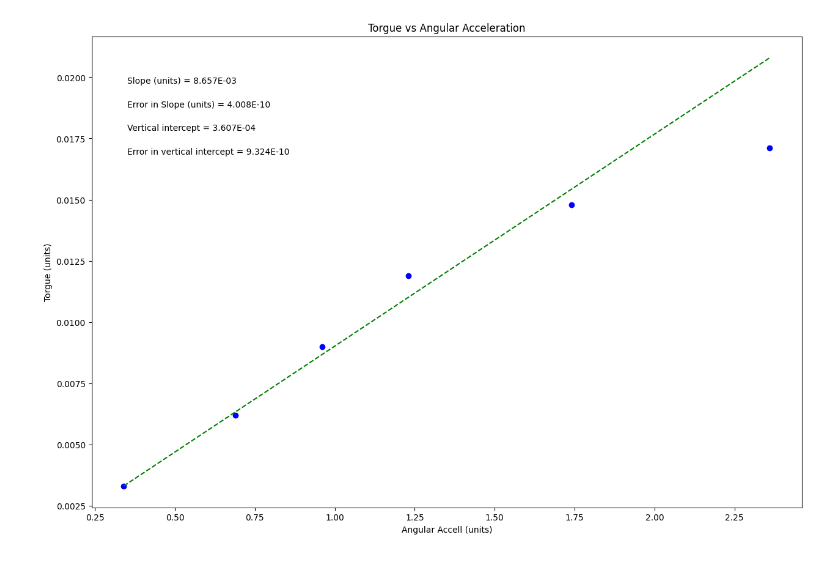
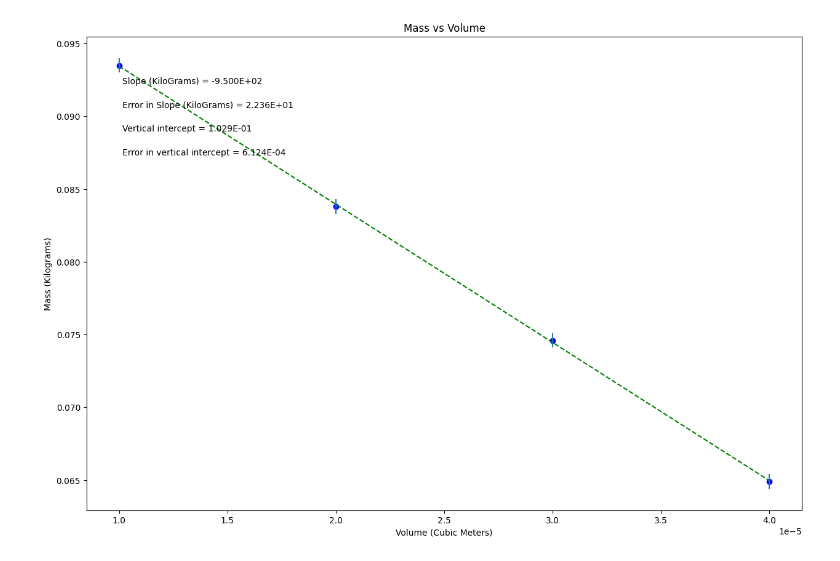
Before and after one commit to ethanandersch/physics1lab, a Jupyter notebook: PHSXlab_plotting_template_(2).ipynb, the cells around one changed output. Drawn from its saved outputs; the diff is of its cells as text; code cells hidden in the pictures.

```diff
--- a/PHSXlab_plotting_template_(2).ipynb
+++ b/PHSXlab_plotting_template_(2).ipynb
@@ -19,28 +19,28 @@ import matplotlib.pyplot as plt
 #variable names should start with a letter and must contain only letters, numbers, and underscores
 
 
-xvariable_changeme = np.array([0.34,0.69,0.96,1.23,1.74,2.36])
+Volume = np.array([0.00001, 0.00002, 0.00003, 0.00004])
 
-yvariable_changeme = np.array([0.0033,0.0062,0.0090,0.0119,0.0148,0.0171])
+Mass = np.array([0.0935, 0.0838, 0.0746, 0.0649])
 
-err_yvariable_changeme = np.array([0.00000001,0.000000001,0.000000001,0.000000001,0.000000001,0.0000000001])
+err_Mass = np.array([0.0005, 0.0005, 0.0005, 0.0005])
 
 
 
 #Re-assign variables as x, y, dy so that the remaining plotting code may remain generic
 #UPDATE VARIABLE NAMES (ON RHS OF EACH EQUAL SIGN) TO MATCH VARIABLE NAMES FOR DATA ABOVE
 
-x = xvariable_changeme             #this should be the array you want to plot on the x axis
-y = yvariable_changeme             #this should be the array you want to plot on the y axis
-dy = err_yvariable_changeme        #this should be your error in y array
+x = Volume             #this should be the array you want to plot on the x axis
+y = Mass             #this should be the array you want to plot on the y axis
+dy = err_Mass       #this should be your error in y array
 
 
 #UPDATE EACH OF THESE 4 STRINGS FOR YOUR PLOT LABELS AS YOU WANT THEM TO APPEAR
 
-plot_title= 'Torgue vs Angular Acceleration'
-x_label= 'Angular Accell (units)'
-y_label= 'Torgue (units)'
-slope_units= 'units'
+plot_title= 'Mass vs Volume'
+x_label= 'Volume (Cubic Meters)'
+y_label= 'Mass (Kilograms)'
+slope_units= 'KiloGrams'
 
 #UPDATE ANNOTATION PLACEMENT SO IT'S OUT OF WAY OF PLOTTED DATA AND BEST FIT LINE
 #integer from 1 to 4, top R corner is 1 (counter-clockwise from there)
@@ -92,31 +92,31 @@ elif annotation_placement==3 or annotation_placement==4:
 #Don't need to change anything in this section!
 
 #Plot data on graph. Plot error bars and place values for slope,
 #error in slope, and vertical intercept (plus error) on the plot using "annotate"
 
 plt.figure(figsize=(15,10))
 
 plt.plot(x, fit, color='green', linestyle='--')
 plt.scatter(x, y, color='blue', marker='o')
 
 plt.xlabel(x_label)
 plt.ylabel(y_label)
 plt.title(plot_title)
 
 plt.errorbar(x, y, yerr=dy, xerr=None, fmt="none") #don't need to plot x error bars
 
 plt.annotate('Slope ({}) = {value:.{digits}E}'.format(slope_units,value=m, digits=3),
              (xpos, ypos[0]), xycoords='axes fraction')
 
 plt.annotate('Error in Slope ({}) = {value:.{digits}E}'.format(slope_units,value=dm, digits=3),
              (xpos, ypos[1]), xycoords='axes fraction')
 
 plt.annotate('Vertical intercept = {value:.{digits}E}'.format(value=b, digits=3),
              (xpos, ypos[2]), xycoords='axes fraction')
 
 plt.annotate('Error in vertical intercept = {value:.{digits}E}'.format(value=db, digits=3),
              (xpos, ypos[3]), xycoords='axes fraction')
 
 plt.show()
 # %% [output]
-[figure, old version]
+[figure, new version]
```
